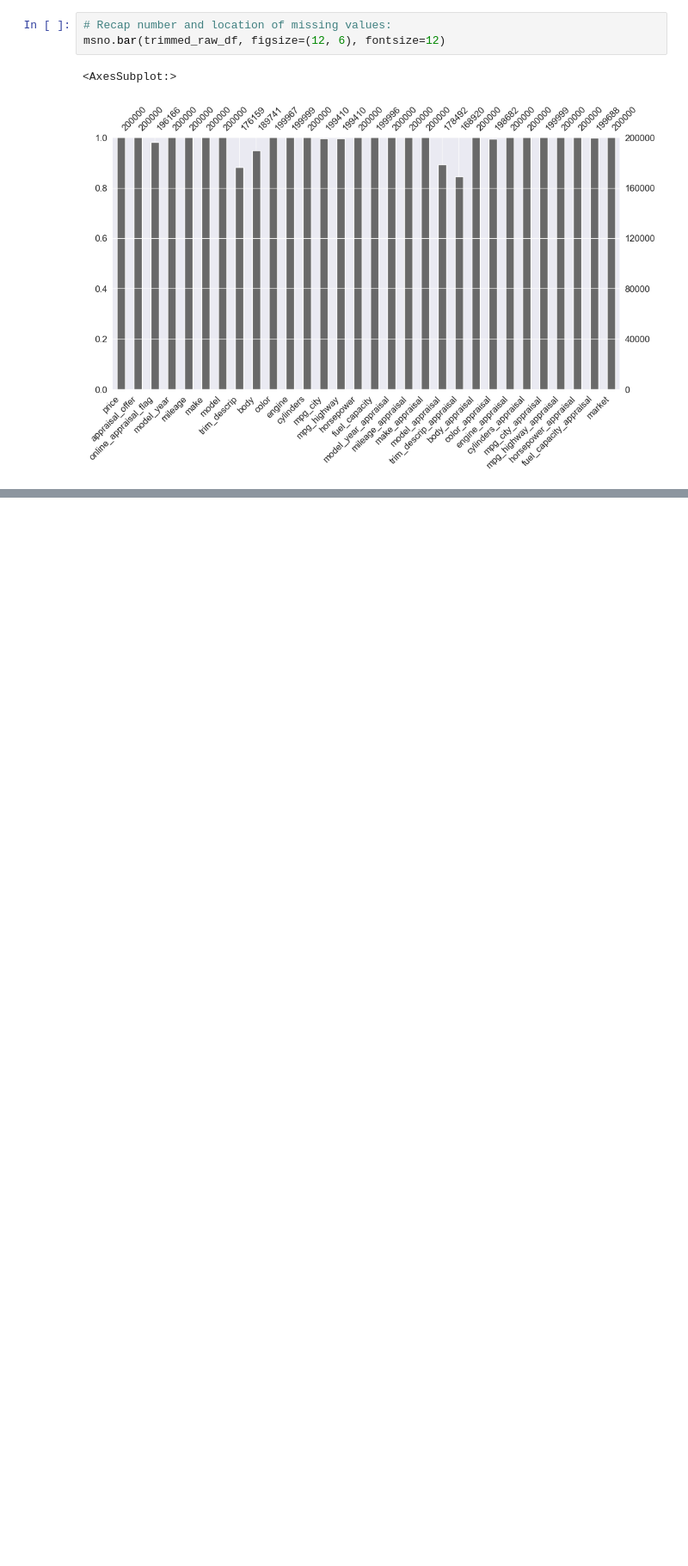
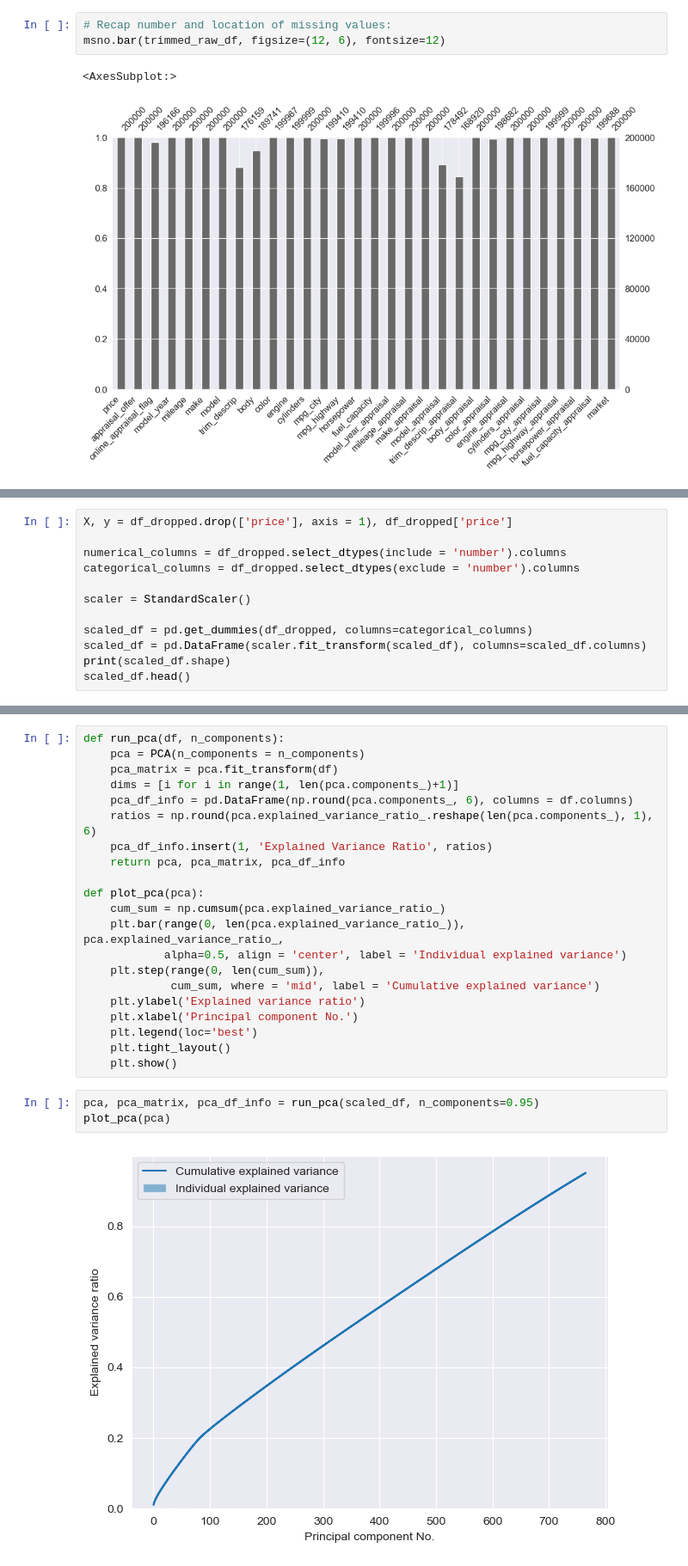
Before and after one commit to RoryStevens/CarMax-Analytics-Showcase, a Jupyter notebook: Winter-2023/CarMaxShowcase.ipynb, the cells around one changed output, grey strips where cells are left out. Shown at 86% size. Cells and saved outputs as stored; diff of their text form; blank space fills up the shorter version.

```diff
--- a/Winter-2023/CarMaxShowcase.ipynb
+++ b/Winter-2023/CarMaxShowcase.ipynb
@@ -482,0 +554,12 @@ Dropping all nulls gives a dataset that is 35.66 % smaller than the original.
+# %%
+X, y = df_dropped.drop(['price'], axis = 1), df_dropped['price']
+
+numerical_columns = df_dropped.select_dtypes(include = 'number').columns
+categorical_columns = df_dropped.select_dtypes(exclude = 'number').columns
+
+scaler = StandardScaler()
+
+scaled_df = pd.get_dummies(df_dropped, columns=categorical_columns)
+scaled_df = pd.DataFrame(scaler.fit_transform(scaled_df), columns=scaled_df.columns)
+print(scaled_df.shape)
+scaled_df.head()
@@ -482,0 +575,26 @@ Dropping all nulls gives a dataset that is 35.66 % smaller than the original.
+# %%
+def run_pca(df, n_components):
+    pca = PCA(n_components = n_components)
+    pca_matrix = pca.fit_transform(df)
+    dims = [i for i in range(1, len(pca.components_)+1)]
+    pca_df_info = pd.DataFrame(np.round(pca.components_, 6), columns = df.columns)
+    ratios = np.round(pca.explained_variance_ratio_.reshape(len(pca.components_), 1), 6)
+    pca_df_info.insert(1, 'Explained Variance Ratio', ratios)
+    return pca, pca_matrix, pca_df_info
+
+def plot_pca(pca):
+    cum_sum = np.cumsum(pca.explained_variance_ratio_)
+    plt.bar(range(0, len(pca.explained_variance_ratio_)), pca.explained_variance_ratio_,
+            alpha=0.5, align = 'center', label = 'Individual explained variance')
+    plt.step(range(0, len(cum_sum)),
+             cum_sum, where = 'mid', label = 'Cumulative explained variance')
+    plt.ylabel('Explained variance ratio')
+    plt.xlabel('Principal component No.')
+    plt.legend(loc='best')
+    plt.tight_layout()
+    plt.show()
+# %%
+pca, pca_matrix, pca_df_info = run_pca(scaled_df, n_components=0.95)
+plot_pca(pca)
+# %% [output]
+[figure, added]
```
Also changed, not shown: parts of 13 cells of this notebook.
